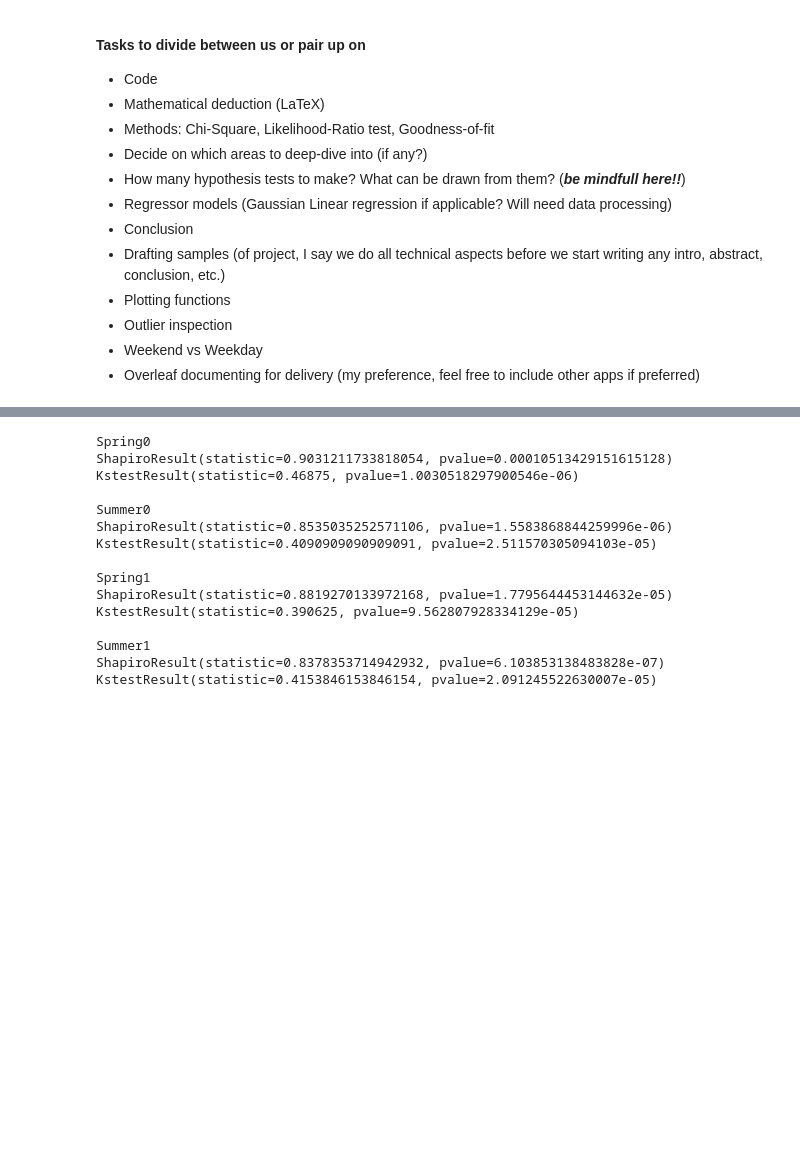
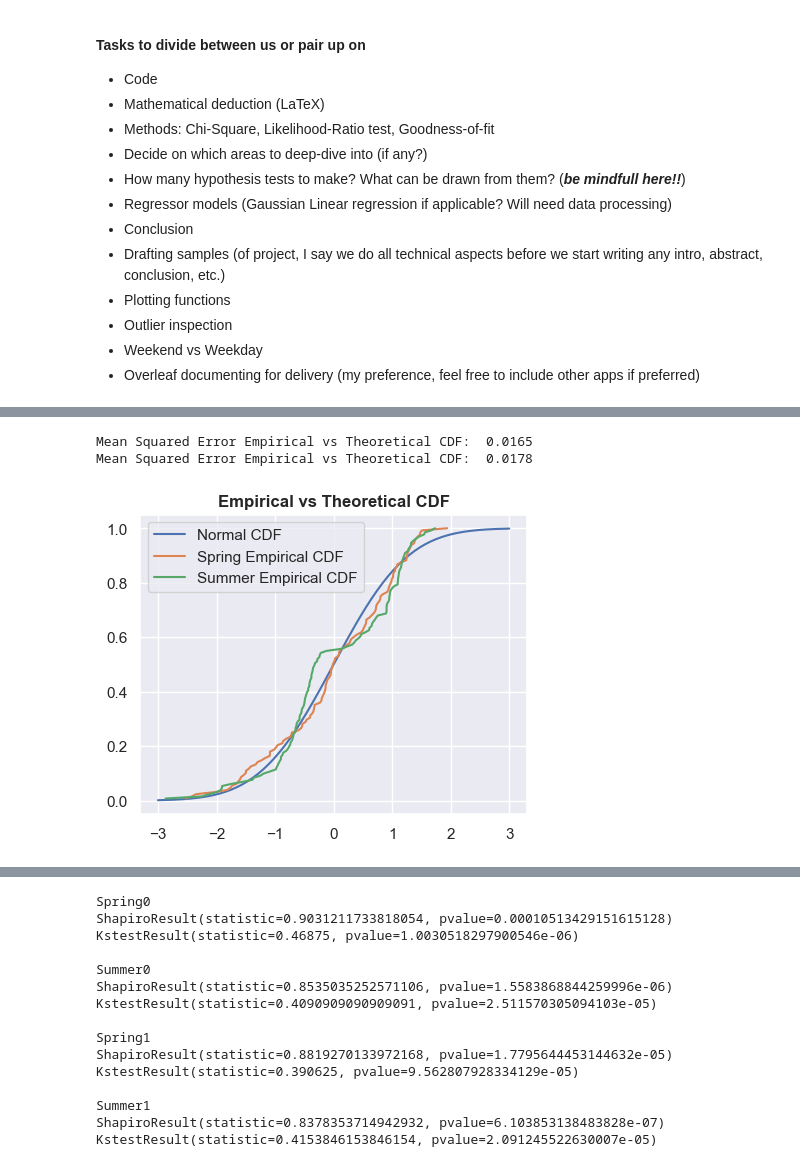
Before and after one commit to eirikbaekkelund/BikeSharing, a Jupyter notebook: develop_E.ipynb, the cells around one changed output, grey strips where cells are left out. Saved outputs shown, nothing was run; the diff lists cells and outputs as text; code cells hidden in the pictures; blank space fills up the shorter version.

```diff
--- a/develop_E.ipynb
+++ b/develop_E.ipynb
@@ -242,0 +135,40 @@ No artists with labels found to put in legend.  Note that artists whose label st
+# %%
+def create_dataframes():
+    return pd.read_csv('day.csv'), pd.read_csv('hour.csv')
+
+def season_hour_wrapper(df):
+    """
+
+    """
+    df = df[df['holiday'] != 1 ]
+    df = df[df['workingday'] == 1]
+    df = df[df['weathersit'] < 4]
+    df = df[df['windspeed'] < 0.7]
+    df = df[df['hr'].isin(np.arange(16,19))]
+
+    df_spring = df[df['season'] == 2]
+    df_summer = df[df['season'] == 3]
+
+    return df_spring, df_summer
+
+def count_aggregator(df_hr):
+    """
+
+    """
+    print(len(df_hr['cnt'].groupby(df_hr['dteday']).sum()))
+    return df_hr['cnt'].groupby(df_hr['dteday']).sum()
+
+def collect_data():
+    """
+
+    """
+    _, df_hour = create_dataframes()
+    df_spring, df_summer = season_hour_wrapper(df_hour)
+
+    frames = {}
+    frames['spring'], frames['summer'] = df_spring, df_summer
+
+    for key in frames.keys():
+        frames[key] = count_aggregator(frames[key])
+
+    return frames
@@ -242,0 +310,6 @@ No artists with labels found to put in legend.  Note that artists whose label st
+# %%
+normalized_empirical_cdf(filtered_seasons)
+# %% [output]
+Mean Squared Error Empirical vs Theoretical CDF:  0.0165
+Mean Squared Error Empirical vs Theoretical CDF:  0.0178
+[figure, added]
```
Also changed, not shown: parts of 17 cells of this notebook, 2 other files.
